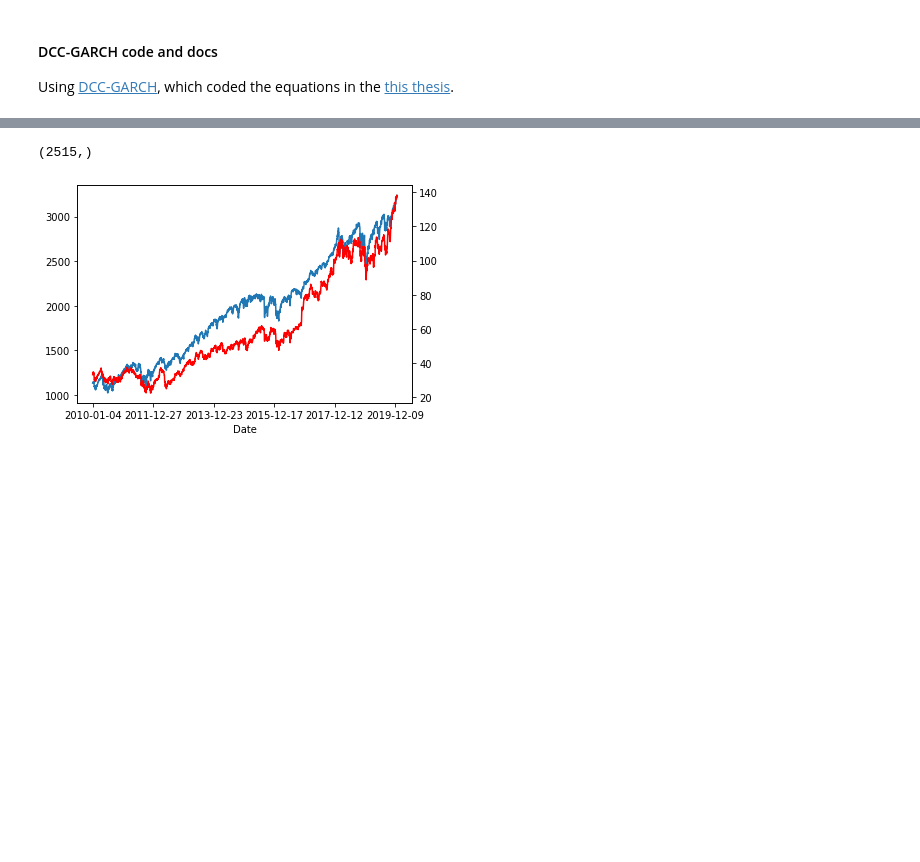
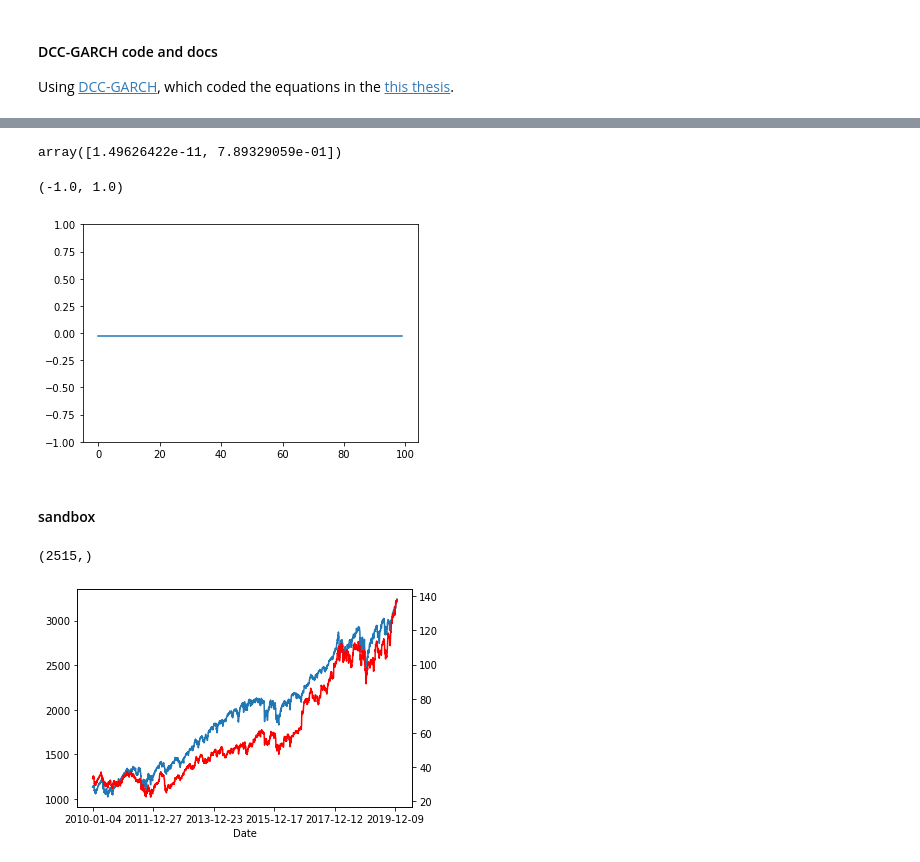
Before and after one commit to syzhang/tops_check, a Jupyter notebook: garch_dcc.ipynb, the cells around one changed output, grey strips where cells are left out. Cells and saved outputs as stored; diff of their text form; code cells hidden in the pictures; blank space fills up the shorter version.

```diff
--- a/garch_dcc.ipynb
+++ b/garch_dcc.ipynb
@@ -501,0 +577,9 @@ class GARCH():
+# %%
+# getting garch using fitted parameters
+g1_sigma = g1_model.sigma(X[:,0])
+g1_epsilon = X[:,0] / g1_sigma
+
+g2_sigma = g2_model.sigma(X[:,1])
+g2_epsilon = X[:,1] / g2_sigma
+# %%
+epsilon = np.array([g1_epsilon,g2_epsilon])
@@ -501,0 +590,5 @@ class GARCH():
+# %%
+# step 2 get dcc
+dcc_model = DCC()
+dcc_model.set_loss(dcc_loss_gen())
+dcc_model.fit(epsilon)
@@ -502,3 +609,26 @@ class GARCH():
+# %%
+dcc_model.get_ab() # DCC params
+# %% [output]
+array([1.49626422e-11, 7.89329059e-01])
+# %%
+# get DCC R (conditional correlation matrix)
+ab = dcc_model.get_ab()
+tr = epsilon
+R_ls = R_gen(tr,ab)
+R = np.array(R_ls)
+# flatten Rt
+K = R.shape[1]
+Rt_triu = R[:,np.triu(np.ones((K,K)),1)>0].T
+dcc_out = Rt_triu[0]
+# %%
+# DCC output shows 0 correlation
+plt.plot(dcc_out)
+plt.ylim([-1,1])
+# %% [output]
+(-1.0, 1.0)
+[figure, added]
+# %% [markdown]
+#### sandbox
 # %%
 import pandas as pd
 sp = pd.read_csv('../DCC-GARCH/examples/data/^GSPC.csv').set_index('Date')
```
Also changed, not shown: parts of 26 cells of this notebook, 2 other files.
